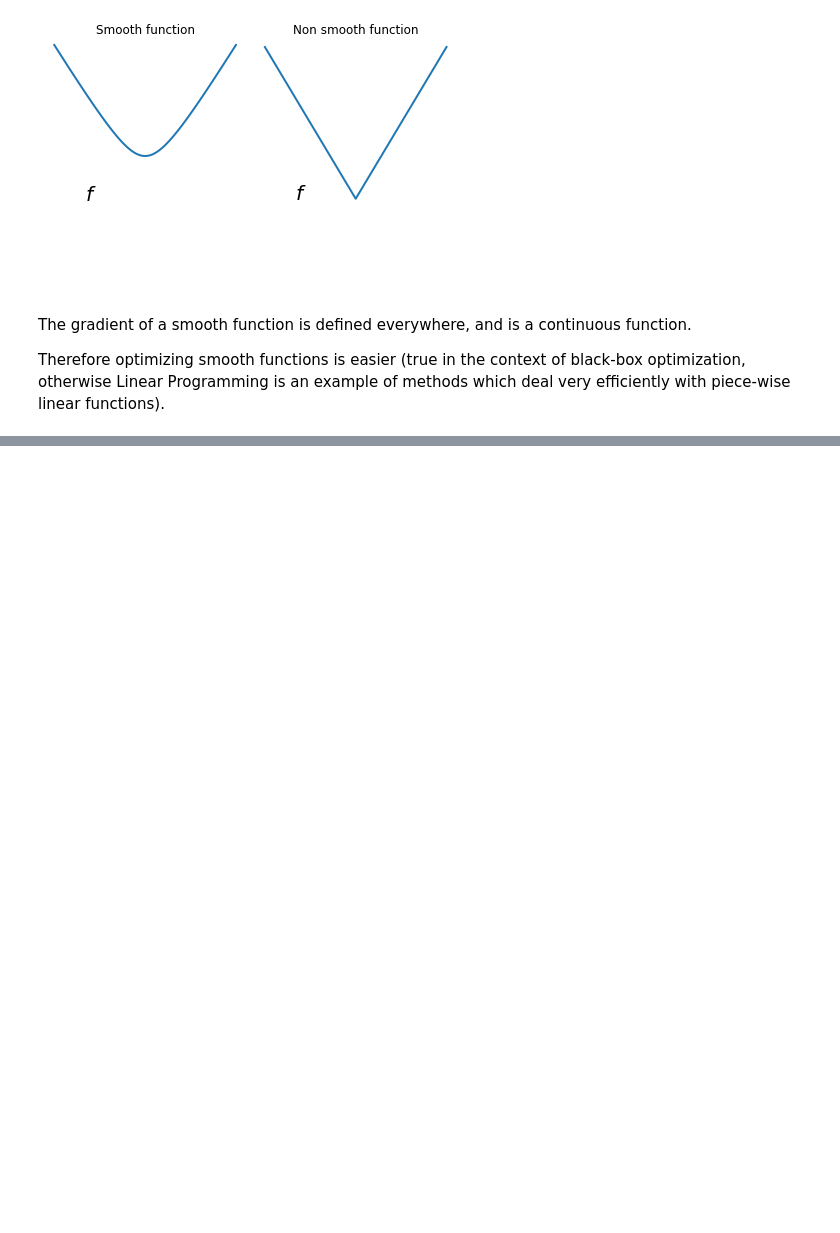
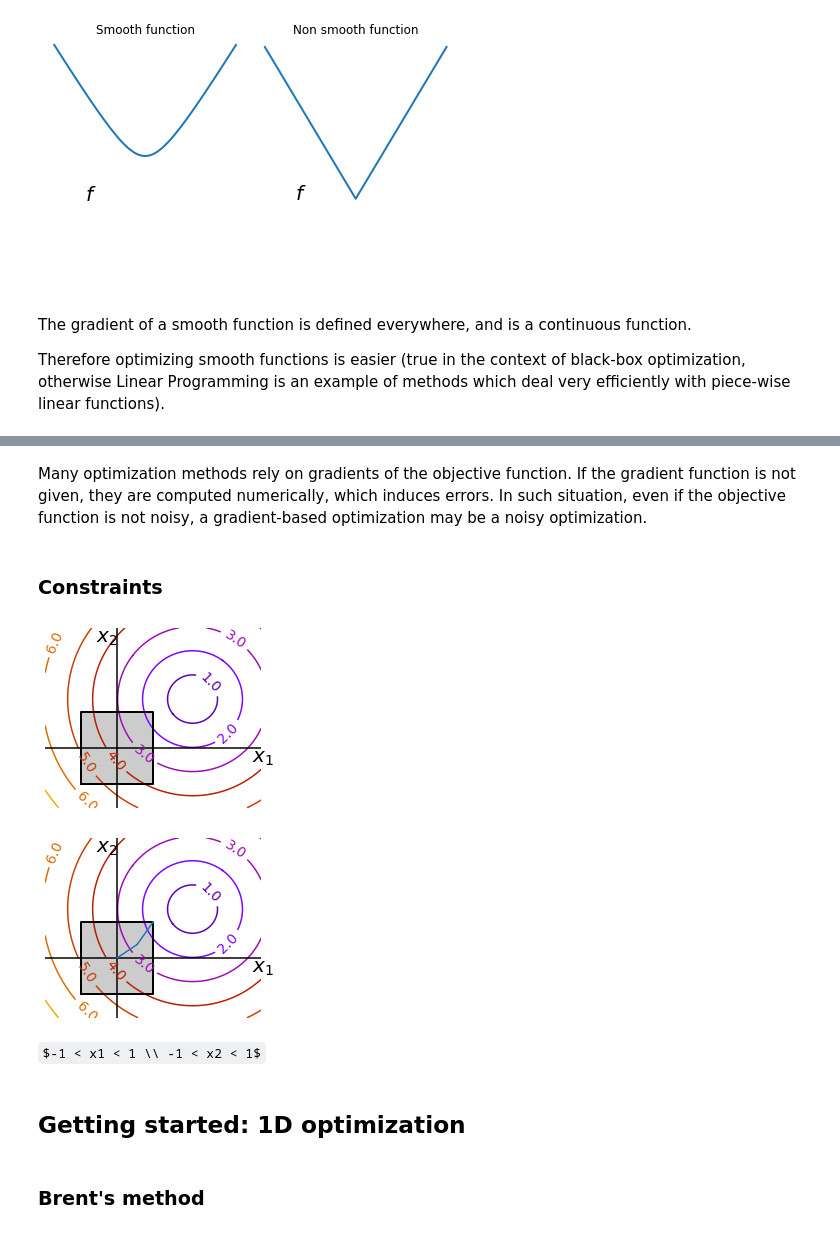
Before and after one commit to Vincent-Maladiere/scipy-demo, a Jupyter notebook: content/scipy/Optimization.ipynb, the cells around one changed output, grey strips where cells are left out. Saved outputs shown, nothing was run; the diff lists cells and outputs as text; code cells hidden in the pictures; some formulas as TeX source; blank space fills up the shorter version.

```diff
--- a/content/scipy/Optimization.ipynb
+++ b/content/scipy/Optimization.ipynb
@@ -80,0 +113,68 @@ Therefore optimizing smooth functions is easier (true in the context of black-bo
+# %% [markdown]
+Many optimization methods rely on gradients of the objective function. If the gradient function is not given, they are computed numerically, which induces errors. In such situation, even if the objective function is not noisy, a gradient-based optimization may be a noisy optimization.
+# %% [markdown]
+### Constraints
+# %%
+x, y = np.mgrid[-2.9:5.8:.05, -2.5:5:.05]
+x = x.T
+y = y.T
+
+for i in (1, 2):
+    # Create 2 figure: only the second one will have the optimization
+    # path
+    plt.figure(i, figsize=(3, 2.5))
+    plt.clf()
+    plt.axes([0, 0, 1, 1])
+
+    contours = plt.contour(np.sqrt((x - 3)**2 + (y - 2)**2),
+                        extent=[-3, 6, -2.5, 5],
+                        cmap=plt.cm.gnuplot)
+    plt.clabel(contours,
+            inline=1,
+            fmt='%1.1f',
+            fontsize=14)
+    plt.plot([-1.5, -1.5,  1.5,  1.5, -1.5],
+            [-1.5,  1.5,  1.5, -1.5, -1.5], 'k', linewidth=2)
+    plt.fill_between([ -1.5,  1.5],
+                    [ -1.5, -1.5],
+                    [  1.5,  1.5],
+                    color='.8')
+    plt.axvline(0, color='k')
+    plt.axhline(0, color='k')
+
+    plt.text(-.9, 4.4, '$x_2$', size=20)
+    plt.text(5.6, -.6, '$x_1$', size=20)
+    plt.axis('equal')
+    plt.axis('off')
+
+# And now plot the optimization path
+accumulator = list()
+
+def f(x):
+    # Store the list of function calls
+    accumulator.append(x)
+    return np.sqrt((x[0] - 3)**2 + (x[1] - 2)**2)
+
+
+# We don't use the gradient, as with the gradient, L-BFGS is too fast,
+# and finds the optimum without showing us a pretty path
+def f_prime(x):
+    r = np.sqrt((x[0] - 3)**2 + (x[0] - 2)**2)
+    return np.array(((x[0] - 3)/r, (x[0] - 2)/r))
+
+optimize.minimize(f, np.array([0, 0]), method="L-BFGS-B",
+                     bounds=((-1.5, 1.5), (-1.5, 1.5)))
+
+accumulated = np.array(accumulator)
+plt.plot(accumulated[:, 0], accumulated[:, 1])
+
+plt.show()
+# %% [output]
+[figure, added]
+[figure, added]
+# %% [markdown]
+$-1 < x1 < 1 \\ -1 < x2 < 1$
+# %% [markdown]
+## Getting started: 1D optimization
+# %% [markdown]
+### Brent's method
```
Also changed, not shown: parts of 59 cells of this notebook, 10 other files.
